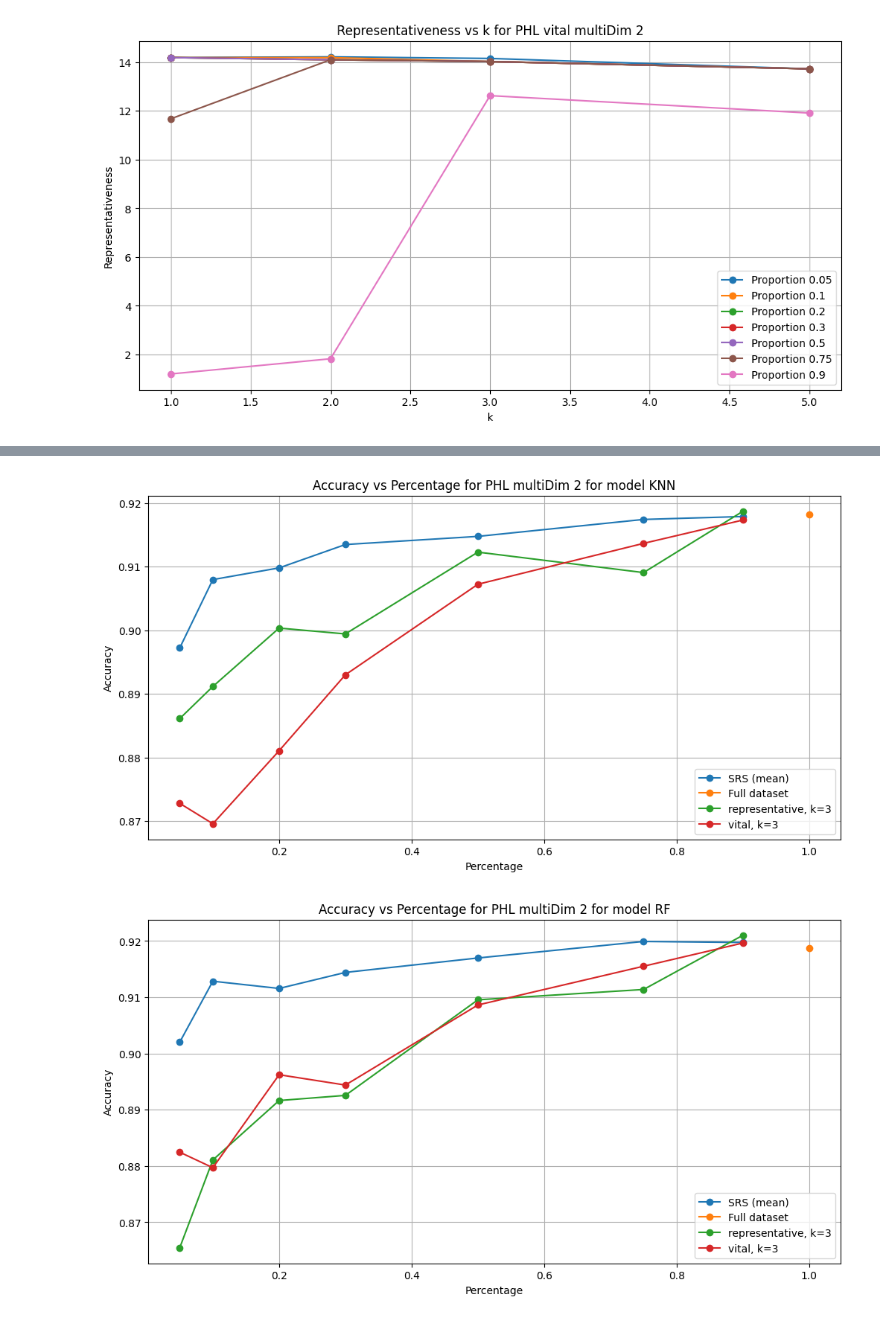
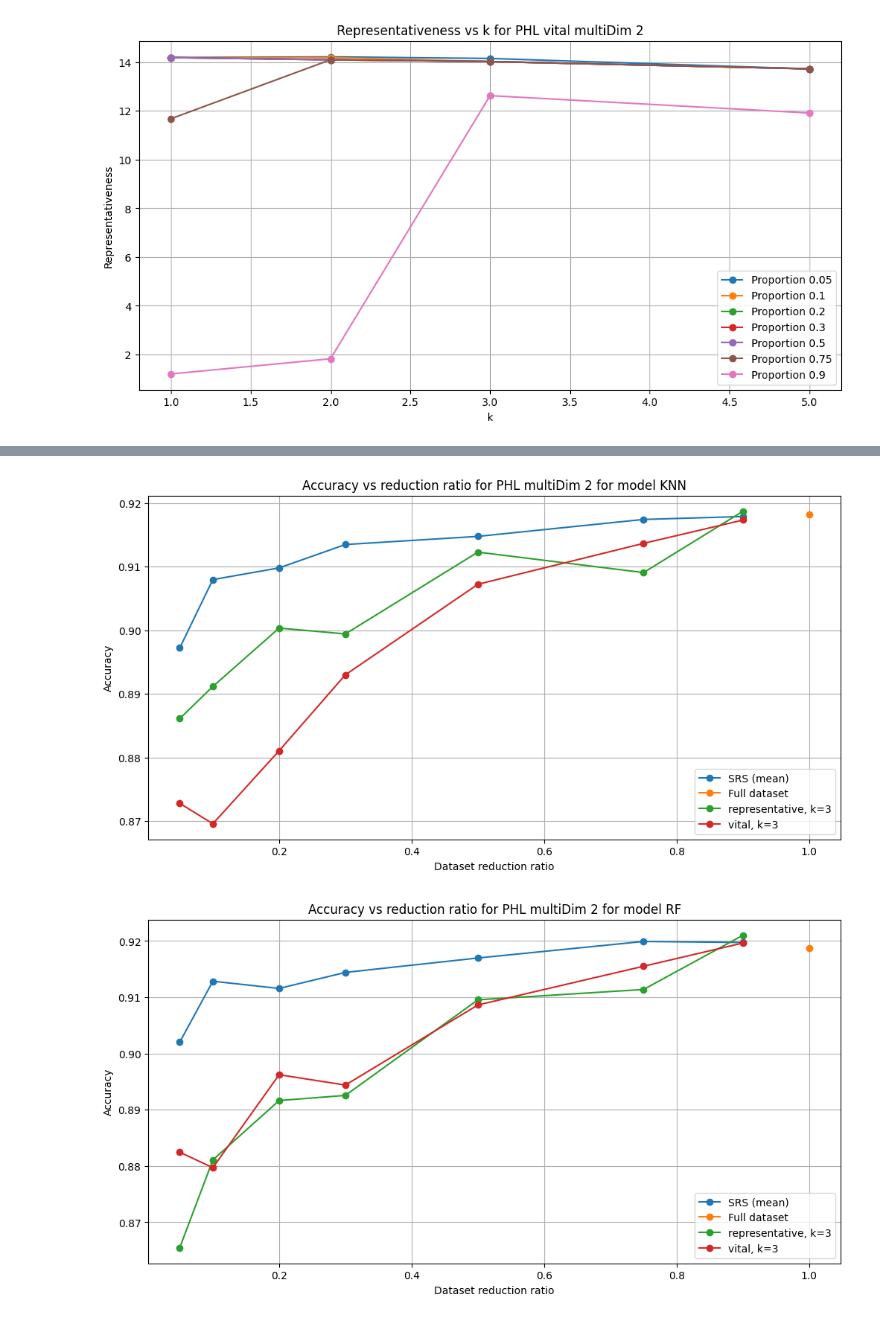
Before and after one commit to santimndez/PHL_for_instance_selection, a Jupyter notebook: src/notebooks/phl_experiment_analysis.ipynb, the cells around one changed output, grey strips where cells are left out. Cells and saved outputs as stored; diff of their text form; code cells hidden in the pictures.

```diff
--- a/src/notebooks/phl_experiment_analysis.ipynb
+++ b/src/notebooks/phl_experiment_analysis.ipynb
@@ -473,8 +473,8 @@ for model_name in phl_results['model'].unique():
             ]['accuracy'],
             label=f"{mode}, k={k}", marker='o'
         )
-    plt.title(f'Accuracy vs Percentage for PHL {scoring_version} {dimension} for model {model_name}')
-    plt.xlabel('Percentage')
+    plt.title(f'Accuracy vs reduction ratio for PHL {scoring_version} {dimension} for model {model_name}')
+    plt.xlabel('Dataset reduction ratio')
     plt.ylabel('Accuracy')
     plt.legend()
     plt.grid()
@@ -516,8 +516,8 @@ for model_name in phl_results['model'].unique():
             ]['accuracy'],
             label=f"{mode}, k={k}", marker='o'
         )
-    plt.title(f'Accuracy vs Percentage for PHL {scoring_version} {dimension} for model {model_name}')
-    plt.xlabel('Percentage')
+    plt.title(f'Accuracy vs reduction ratio for PHL {scoring_version} {dimension} for model {model_name}')
+    plt.xlabel('Dataset reduction ratio')
     plt.ylabel('Accuracy')
     plt.legend()
     plt.grid()
@@ -538,34 +538,34 @@ for model_name in phl_results['model'].unique():
              srs_results[srs_results['model'] == model_name]['accuracy'],
              label=f'SRS (mean)', marker='o')
     plt.plot([1.0],
              baseline_results[baseline_results['model'] == model_name]['accuracy'],
              label=f'Full dataset', marker='o')
     for mode in phl_results['mode'].unique():
         for k in selected_ks:
             plt.plot(
                 phl_results[
                     (phl_results['model'] == model_name) &
                     (phl_results['mode'] == mode) &
                     (phl_results['dimensions'] == scoring_version) &
                 (phl_results['max_dimension'] == dimension) &
                 (phl_results['k'] == k)
             ]['percentage'],
             phl_results[
                 (phl_results['model'] == model_name) &
                 (phl_results['mode'] == mode) &
                 (phl_results['dimensions'] == scoring_version) &
                 (phl_results['max_dimension'] == dimension) &
                 (phl_results['k'] == k)
             ]['accuracy'],
             label=f"{mode}, k={k}", marker='o'
         )
-    plt.title(f'Accuracy vs Percentage for PHL {scoring_version} {dimension} for model {model_name}')
-    plt.xlabel('Percentage')
+    plt.title(f'Accuracy vs reduction ratio for PHL {scoring_version} {dimension} for model {model_name}')
+    plt.xlabel('Dataset reduction ratio')
     plt.ylabel('Accuracy')
     plt.legend()
     plt.grid()
     plt.savefig(f'{results_folder}/accuracy_vs_percentage_{model_name}_{scoring_version}_{dimension}.png')
     plt.show()
 # %% [output]
-[figure, old version]
+[figure, new version]
-[figure, old version]
+[figure, new version]
```
Also changed, not shown: parts of 6 cells of this notebook, 4 other files.
